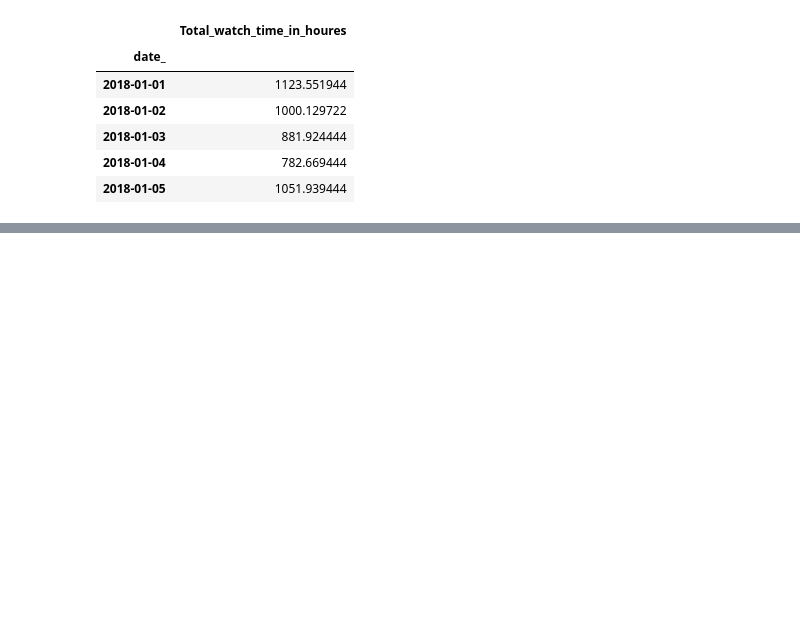
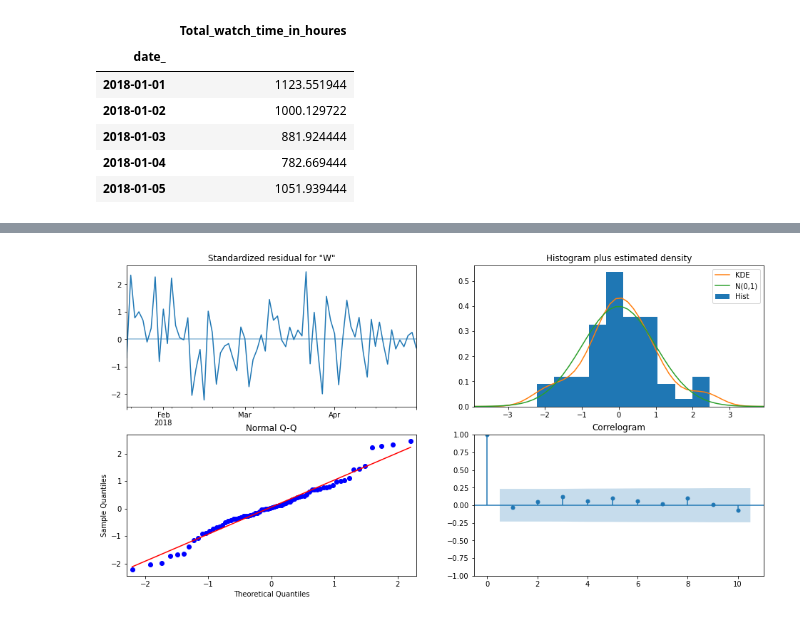
Before and after one commit to ZiyadG7/JAWWY_Data_Analysis, a Jupyter notebook: stc TV_T2.ipynb, the cells around one changed output, grey strips where cells are left out. Saved outputs shown, nothing was run; the diff lists cells and outputs as text; code cells hidden in the pictures; blank space fills up the shorter version.

```diff
--- a/stc TV_T2.ipynb
+++ b/stc TV_T2.ipynb
@@ -137,0 +191,8 @@ plt.show()
+# %%
+mod = sm.tsa.statespace.SARIMAX(df["Watch_Time"],
+                                order=(0, 0, 0),
+                                seasonal_order=(0, 2, 8, 7),
+                                enforce_stationarity=True,
+                                enforce_invertibility=False)
+results = mod.fit(disp=0)
+print(results.summary().tables[1])
@@ -137,0 +221,5 @@ plt.show()
+# %%
+results.plot_diagnostics(figsize=(16, 8))
+plt.show()
+# %% [output]
+[figure, added]
```
Also changed, not shown: parts of 9 cells of this notebook.
